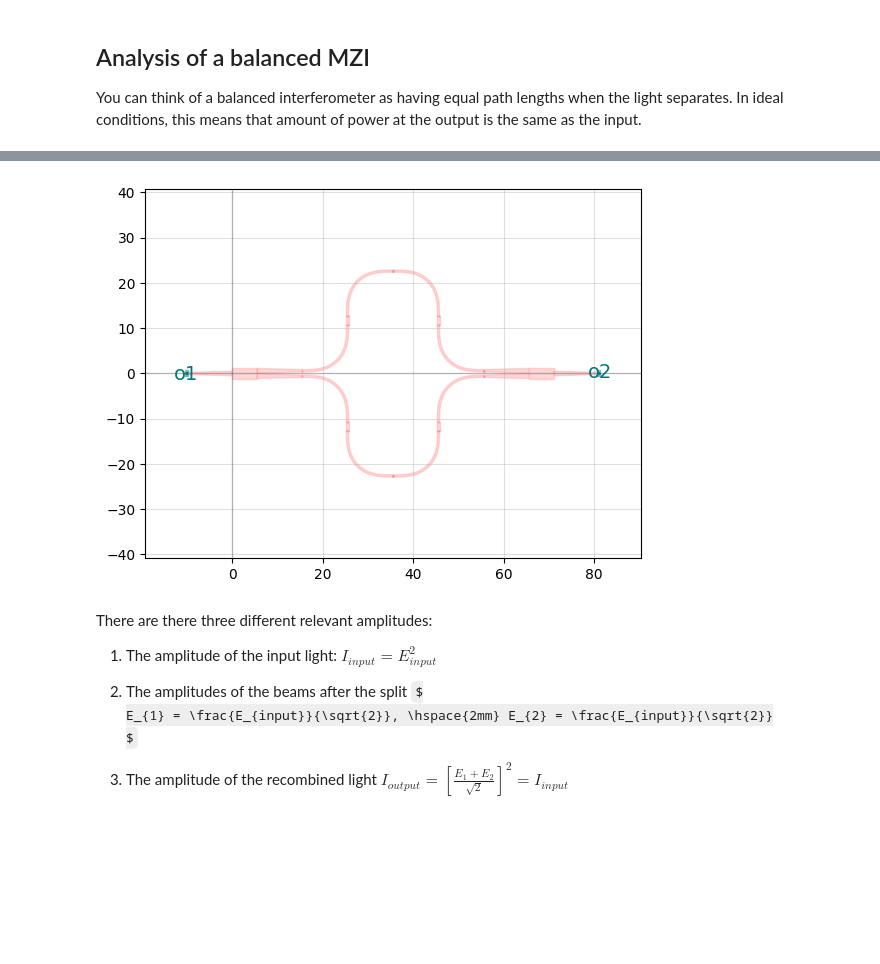
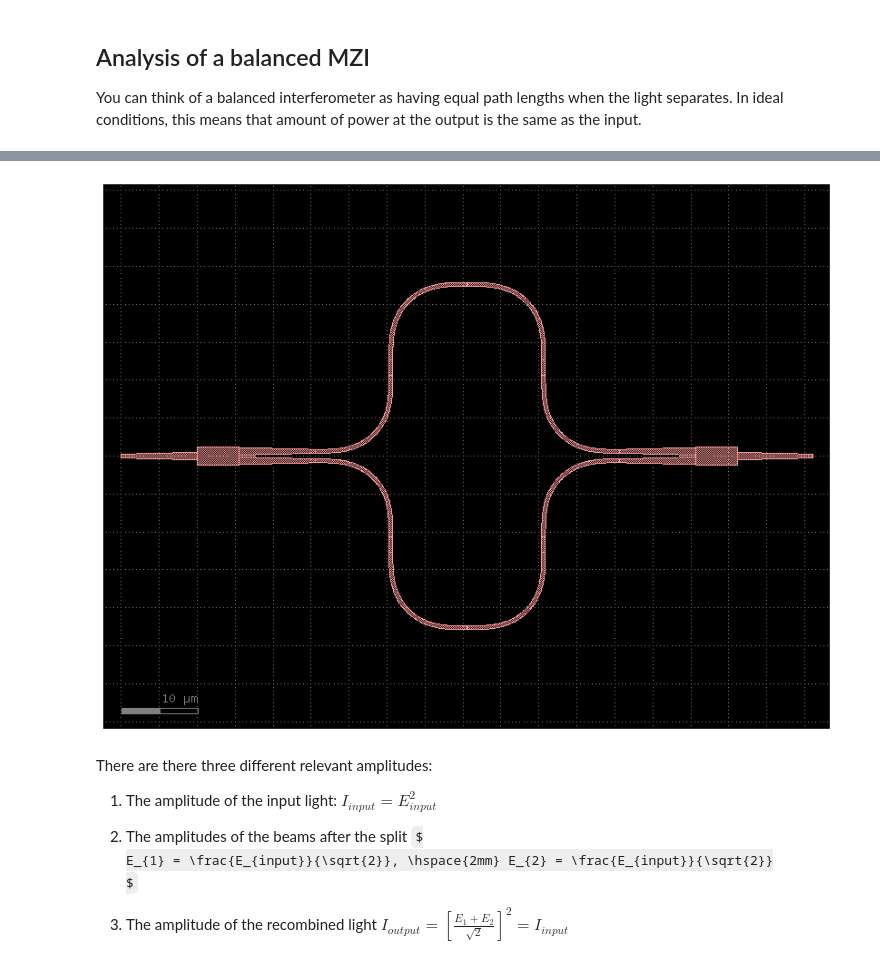
Before and after one commit to BYUCamachoLab/Photonics-Bootcamp, a Jupyter notebook: book/pages/mzi.ipynb, the cells around one changed output, grey strips where cells are left out. Cells and saved outputs as stored; diff of their text form; code cells hidden in the pictures; some formulas as TeX source; blank space fills up the shorter version.

```diff
--- a/book/pages/mzi.ipynb
+++ b/book/pages/mzi.ipynb
@@ -245,13 +244,10 @@ As you can see, and as you might have predicted, by varying the wavelength we ca
 You can think of a balanced interferometer as having equal path lengths when the light separates. In ideal conditions, this means that amount of power at the output is the same as the input.
 # %%
 import gdsfactory as gf
-
-PDK = gf.get_generic_pdk()
-PDK.activate()
 
 # The << is shorthand for c.add_ref()
 c = gf.Component("my_component")
 mzi = c << gf.components.mzi(delta_length=0)
 
-c.plot_matplotlib()
+c.plot()
 # %% [output]
@@ -260,4 +254,4 @@ c.plot_matplotlib()
-[figure, old version]
+[figure, new version]
 # %% [markdown]
 There are there three different relevant amplitudes:
 1. The amplitude of the input light:
```
Also changed, not shown: parts of 4 cells of this notebook.
